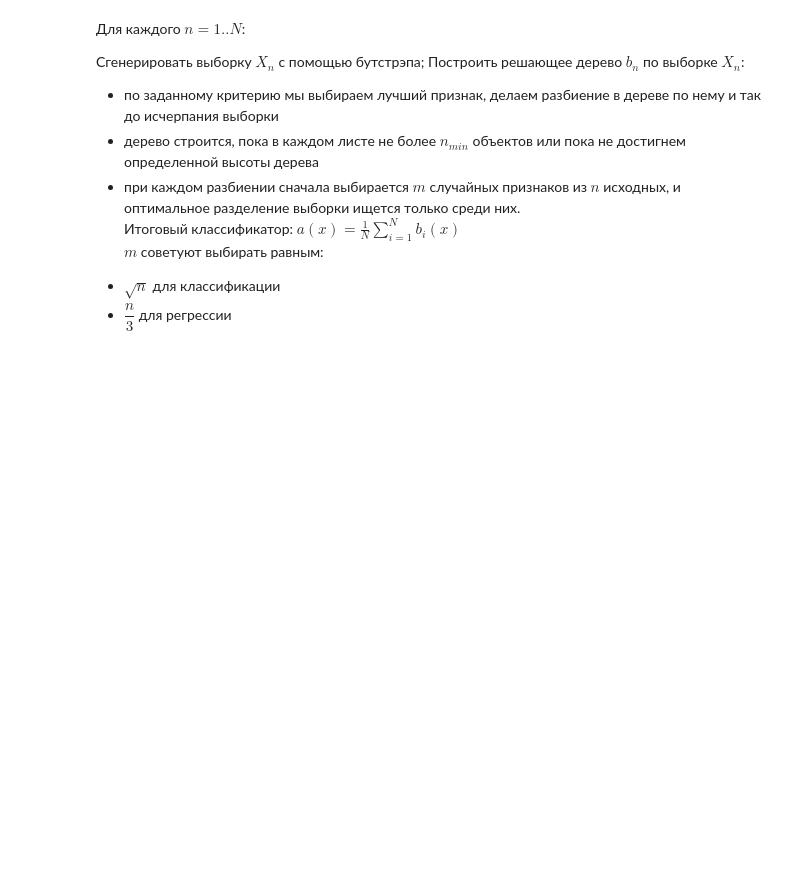
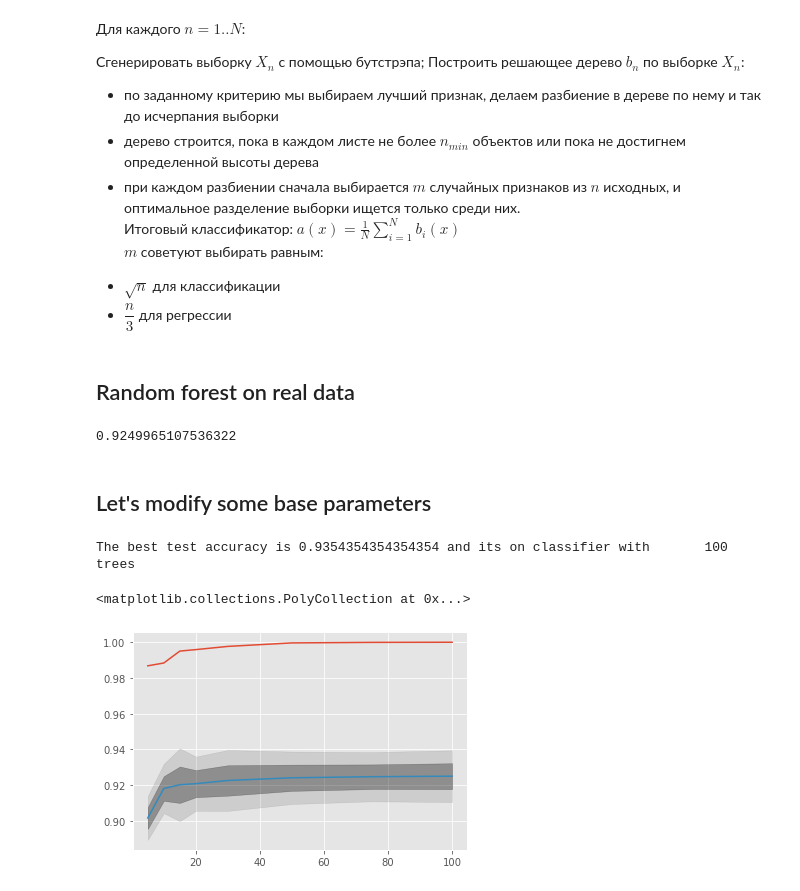
Before and after one commit to Lamantin12/Course-DL-MIPT, a Jupyter notebook: ML mipt/06 Decision trees and ensembles/ensembles.ipynb, the cells around one changed output. Drawn from its saved outputs; the diff is of its cells as text; code cells hidden in the pictures; blank space fills up the shorter version.

```diff
--- a/ML mipt/06 Decision trees and ensembles/ensembles.ipynb
+++ b/ML mipt/06 Decision trees and ensembles/ensembles.ipynb
@@ -104,3 +104,61 @@ $$\varepsilon_i(x) = b_i(x) - y(x), i=1,..,n$$
     $m$ советуют выбирать равным:
 - $\sqrt{n}$ для классификации
 - $\dfrac{n}{3}$ для регрессии
+# %% [markdown]
+## Random forest on real data
+# %%
+df = pd.read_csv('telecom_churn.csv')
+numerical = []
+for col in df.columns:
+    if (df[col].dtype == 'int64') or (df[col].dtype == 'float64'):
+        numerical.append(col)
+
+X, y = df[numerical], df["Churn"]
+
+shf = StratifiedKFold(n_splits=5, random_state=42, shuffle=True)
+
+rfc = RandomForestClassifier(random_state=42, n_jobs=-1, oob_score=True)
+
+result = cross_val_score(rfc, X, y, cv=shf).mean()
+result
+# %% [output]
+0.9249965107536322
+# %% [markdown]
+## Let's modify some base parameters
+# %%
+shuffle = StratifiedKFold(n_splits=5, random_state=42, shuffle=True)
+
+train_acc = []
+test_acc = []
+trees_grid = [5, 10, 15, 20, 30, 50, 75, 100]
+for max_trees in trees_grid:
+    temp_train_acc = []
+    temp_test_acc = []
+    rfc = RandomForestClassifier(n_estimators=max_trees, random_state=42, n_jobs=-1, oob_score=True)
+    for train_indx, test_indx in shuffle.split(X, y):
+        X_train, X_test = X.iloc[train_indx], X.iloc[test_indx]
+        y_train, y_test = y[train_indx], y[test_indx]
+        rfc.fit(X_train, y_train)
+        temp_train_acc.append(rfc.score(X_train, y_train))
+        temp_test_acc.append(rfc.score(X_test, y_test))
+    train_acc.append(temp_train_acc)
+    test_acc.append(temp_test_acc)
+
+train_acc = np.array(train_acc)
+test_acc = np.array(test_acc)
+print(f"The best test accuracy is {test_acc.max()} and its on classifier with \
+      {trees_grid[np.argmax(test_acc.mean(axis=1))]} trees")
+# %% [output]
+The best test accuracy is 0.9354354354354354 and its on classifier with       100 trees
+# %%
+fig, ax = plt.subplots(1,1)
+
+ax.plot(trees_grid, train_acc.mean(axis=1), label="train_acc")
+ax.plot(trees_grid, test_acc.mean(axis=1), label="test_acc")
+ax.fill_between(trees_grid, test_acc.mean(axis=1) - test_acc.std(axis=1),
+                test_acc.mean(axis=1) + test_acc.std(axis=1), alpha=0.3, color='black')
+ax.fill_between(trees_grid, test_acc.mean(axis=1) - 2*test_acc.std(axis=1),
+                test_acc.mean(axis=1) + 2*test_acc.std(axis=1), alpha=0.1, color='black')
+# %% [output]
+<matplotlib.collections.PolyCollection at 0x...>
+[figure, added]
```
Also changed, not shown: parts of 21 cells of this notebook.
